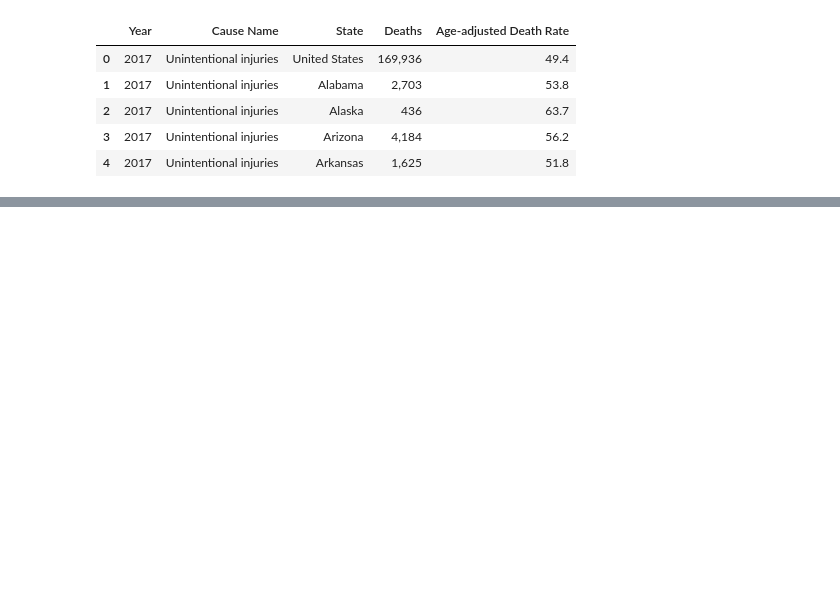
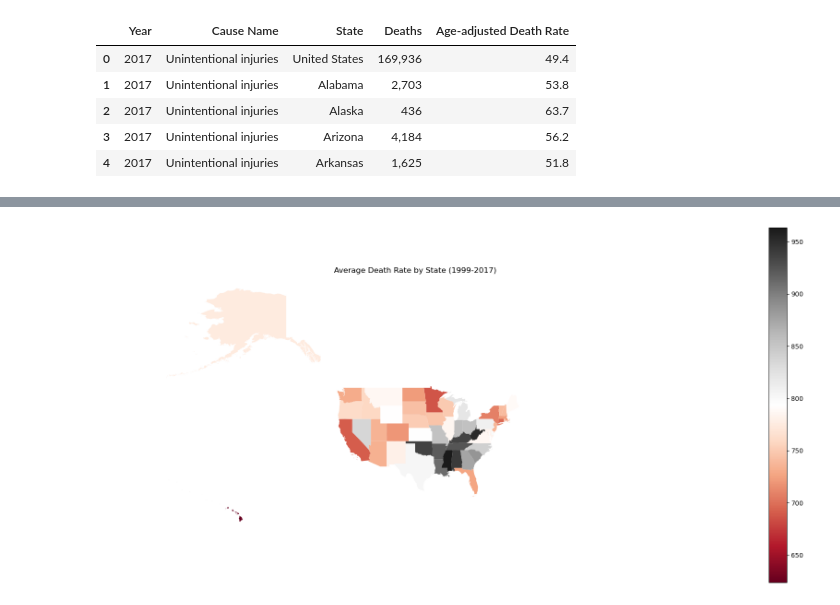
Before and after one commit to gshi76/Project1, a Jupyter notebook: Soumiktest.ipynb, the cells around one changed output, grey strips where cells are left out. Saved outputs shown, nothing was run; the diff lists cells and outputs as text; code cells hidden in the pictures; blank space fills up the shorter version.

```diff
--- a/Soumiktest.ipynb
+++ b/Soumiktest.ipynb
@@ -32,0 +115,15 @@ death_df.head()
+# %%
+# Getting US Heat Map with help from Google Gemini
+us_map = gpd.read_file('gz_2010_us_040_00_500k.json')
+merged_map = us_map.merge(avg_mortality.reset_index(), left_on='NAME', right_on='State')
+cmap = plt.cm.RdGy
+fig, ax = plt.subplots(figsize=(22, 10))
+merged_map.plot(column='Age-adjusted Death Rate', ax=ax, cmap=cmap, legend=True)
+plt.title('Average Death Rate by State (1999-2017)')
+ax.set_axis_off()
+plt.xlim(-200,0)
+
+# Show the plot
+plt.show()
+# %% [output]
+[figure, added]
```
Also changed, not shown: parts of 11 cells of this notebook, 1 other file.
